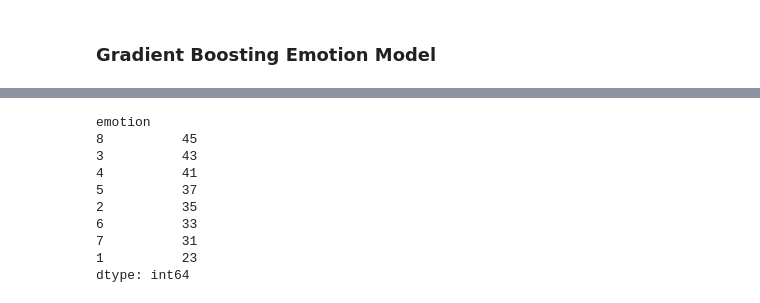
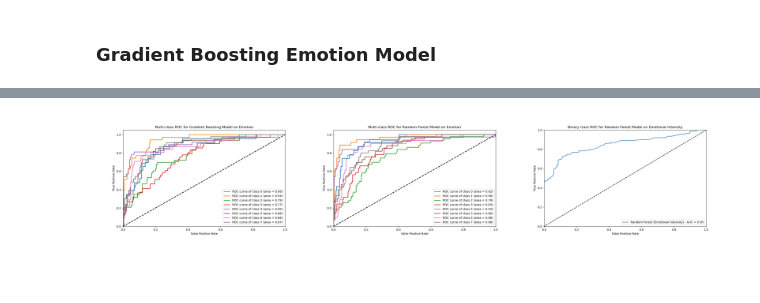
Before and after one commit to Samarth-Sharma-G/MoodMiners, a Jupyter notebook: 05_Assess/Assessing.ipynb, the cells around one changed output, grey strips where cells are left out. Cells and saved outputs as stored; diff of their text form; code cells hidden in the pictures; blank space fills up the shorter version.

```diff
--- a/05_Assess/Assessing.ipynb
+++ b/05_Assess/Assessing.ipynb
@@ -186,13 +287,26 @@ rf_classifier_emotion.predict_proba(X_test_emotion)[:,:].shape
-# %%
-y_test_emotion.value_counts()
-# %% [output]
-emotion
-8          45
-3          43
-4          41
-5          37
-2          35
-6          33
-7          31
-1          23
-dtype: int64
+# %%
+# plot a grid of all the ROC curves
+import matplotlib.image as mpimg
+
+fig, axs = plt.subplots(1, 3, figsize=(70, 21))  # Adjust the size as needed
+
+# Load and display the first plot
+gb_emotion_chart = mpimg.imread('../images/ROC_chart_gb_emotion.png')
+axs[0].imshow(gb_emotion_chart)
+axs[0].axis('off')  # Turn off axis
+
+
+# Load and display the second plot
+rf_emotion_chart = mpimg.imread('../images/ROC_chart_rf_emotion.png')
+axs[1].imshow(rf_emotion_chart)
+axs[1].axis('off')
+
+
+# Continue for the other plots
+rf_emotional_intensity_chart = mpimg.imread('../images/ROC_chart_rf_emotional_intensity.png')
+axs[2].imshow(rf_emotional_intensity_chart)
+axs[2].axis('off')
+plt.tight_layout()
+plt.show()
+# %% [output]
+[figure, added]
```
Also changed, not shown: parts of 22 cells of this notebook, 9 other files.
